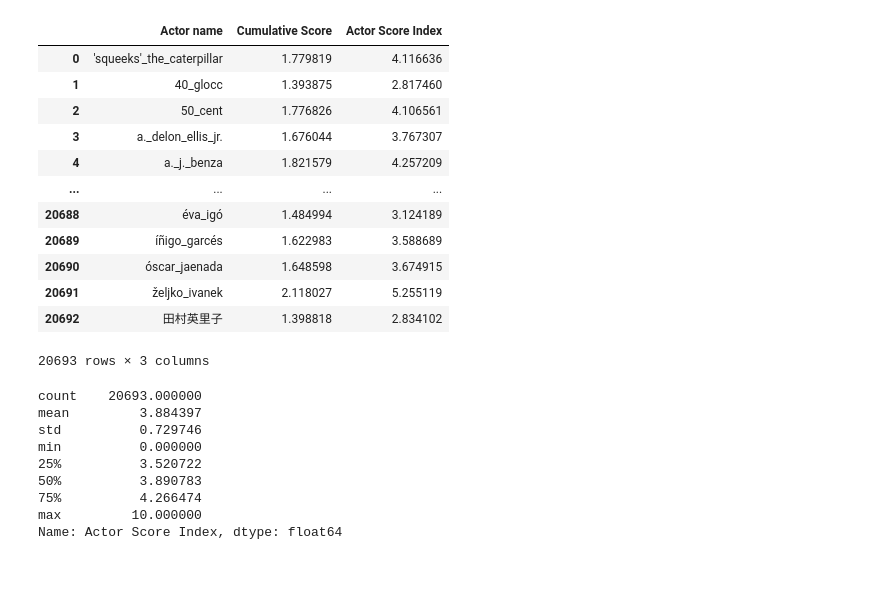
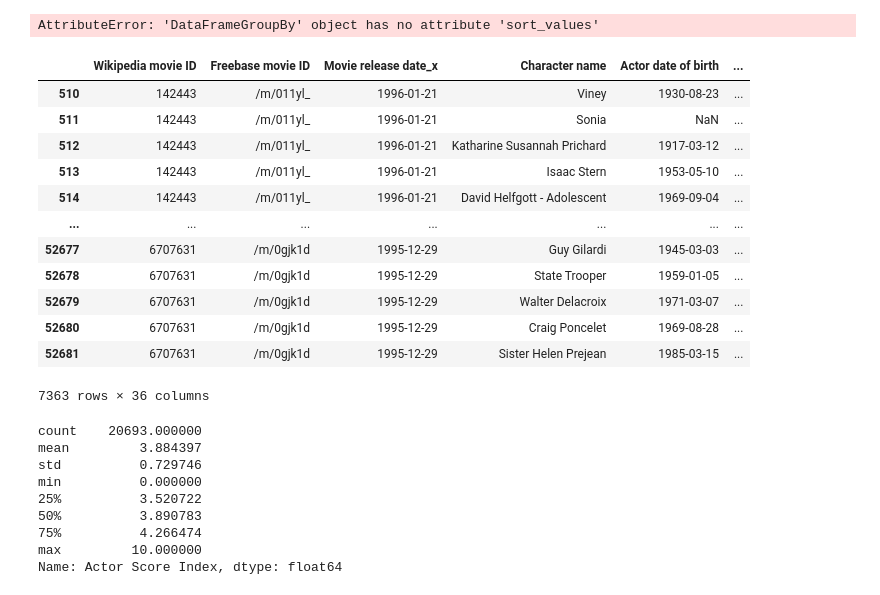
Before and after one commit to epfl-ada/ada-2024-project-sigma-squad, a Jupyter notebook: eliseplotting.ipynb, the cells around one changed output. Saved outputs shown, nothing was run; the diff lists cells and outputs as text; code cells hidden in the pictures.

```diff
--- a/eliseplotting.ipynb
+++ b/eliseplotting.ipynb
@@ -11,18 +11,6 @@ from plotly.subplots import make_subplots
 movies = pd.read_csv('data/all_movies_with_success_index.csv')
 actors = pd.read_csv('data/actor_with_scoreindex.csv')
 
-actors
+movies.groupby('Wikipedia movie ID').sort_values(ascending=False)
 # %% [output]
-|  | Actor name | Cumulative Score | Actor Score Index |
-| 0 | 'squeeks'_the_caterpillar | 1.779819 | 4.116636 |
-| 1 | 40_glocc | 1.393875 | 2.817460 |
-| 2 | 50_cent | 1.776826 | 4.106561 |
-| 3 | a._delon_ellis_jr. | 1.676044 | 3.767307 |
-| 4 | a._j._benza | 1.821579 | 4.257209 |
-| ... | ... | ... | ... |
-| 20688 | éva_igó | 1.484994 | 3.124189 |
-| 20689 | íñigo_garcés | 1.622983 | 3.588689 |
-| 20690 | óscar_jaenada | 1.648598 | 3.674915 |
-| 20691 | željko_ivanek | 2.118027 | 5.255119 |
-| 20692 | 田村英里子 | 1.398818 | 2.834102 |
-20693 rows × 3 columns
+AttributeError: 'DataFrameGroupBy' object has no attribute 'sort_values'
@@ -29,3 +40,20 @@ actors
+# %%
+plus_six = movies[movies['Success Index'] > 6]
+plus_six
+# %% [output]
+|  | Wikipedia movie ID | Freebase movie ID | Movie release date_x | Character name | Actor date of birth | ... |
+| 510 | 142443 | /m/011yl_ | 1996-01-21 | Viney | 1930-08-23 | ... |
+| 511 | 142443 | /m/011yl_ | 1996-01-21 | Sonia | NaN | ... |
+| 512 | 142443 | /m/011yl_ | 1996-01-21 | Katharine Susannah Prichard | 1917-03-12 | ... |
+| 513 | 142443 | /m/011yl_ | 1996-01-21 | Isaac Stern | 1953-05-10 | ... |
+| 514 | 142443 | /m/011yl_ | 1996-01-21 | David Helfgott - Adolescent | 1969-09-04 | ... |
+| ... | ... | ... | ... | ... | ... | ... |
+| 52677 | 6707631 | /m/0gjk1d | 1995-12-29 | Guy Gilardi | 1945-03-03 | ... |
+| 52678 | 6707631 | /m/0gjk1d | 1995-12-29 | State Trooper | 1959-01-05 | ... |
+| 52679 | 6707631 | /m/0gjk1d | 1995-12-29 | Walter Delacroix | 1971-03-07 | ... |
+| 52680 | 6707631 | /m/0gjk1d | 1995-12-29 | Craig Poncelet | 1969-08-28 | ... |
+| 52681 | 6707631 | /m/0gjk1d | 1995-12-29 | Sister Helen Prejean | 1985-03-15 | ... |
+7363 rows × 36 columns
 # %%
 actors['Actor Score Index'].describe()
 # %% [output]
```
Also changed, not shown: parts of 1 cell of this notebook.
